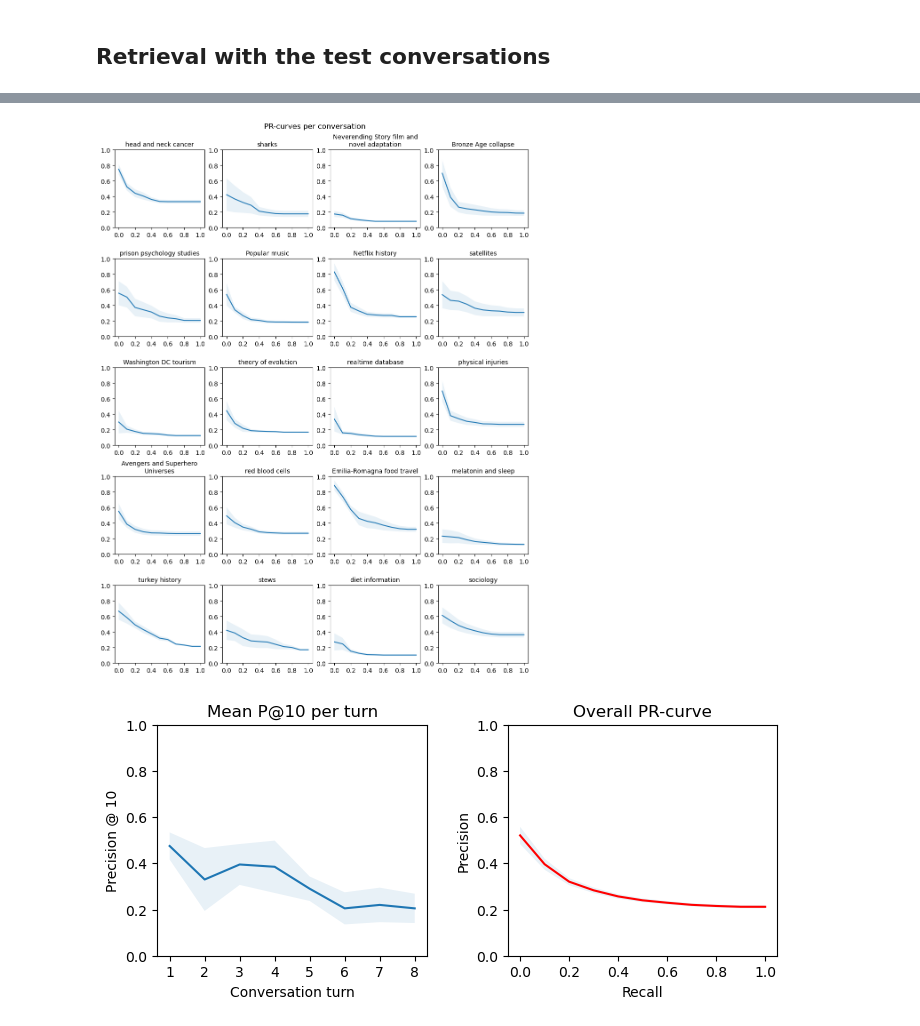
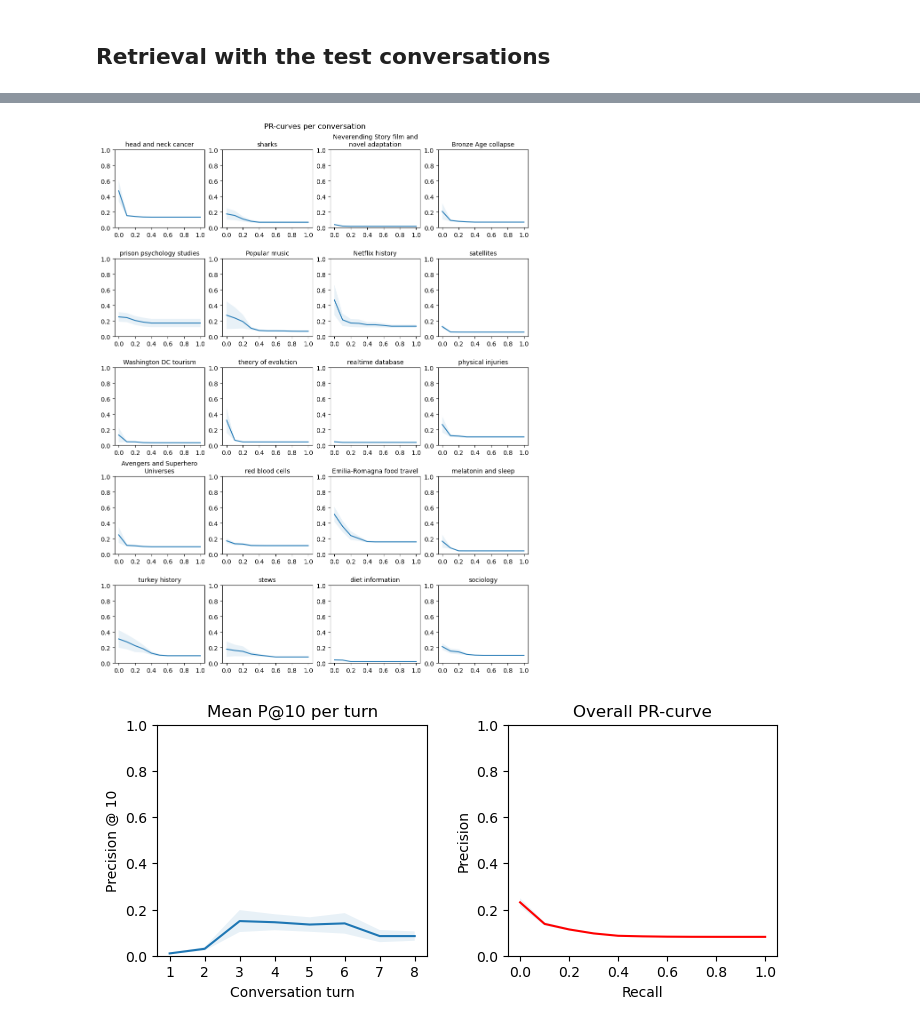
Before and after one commit to RGrave22/RI-Project, a Jupyter notebook: 1st Stage/NLPSearch-phase1/CS-RAG Evaluation.ipynb, the cells around one changed output, grey strips where cells are left out. Cells and saved outputs as stored; diff of their text form; code cells hidden in the pictures.

```diff
--- a/1st Stage/NLPSearch-phase1/CS-RAG Evaluation.ipynb
+++ b/1st Stage/NLPSearch-phase1/CS-RAG Evaluation.ipynb
@@ -259,6 +259,8 @@ for topic in conv_topics:
         #BM25
         # result = opensearch.search_body(query=utterance, numDocs = 100)
 
+        #result = rwh.rankWithHistory_title(topic= topic, turn = turn, opensearch = opensearch)
+
         #Conversation History
         #Sliding window (with first always present)
         if(len(history_query_list) == 0):
@@ -273,16 +275,15 @@ for topic in conv_topics:
             history_query_list.append(last_utterance)
             print("\nHISTORY QUERY: " + str(history_query_list) + "\n")
             result = rwh.rankWithHistory(first_utterance= ' '.join(history_query_list), turn = turn, opensearch = opensearch)
-
         last_utterance = utterance
 
-        #result = rwh.rankWithHistory(topic= topic, turn = turn, opensearch = opensearch)
-
-        if turn_id == 1:
-            first_utterance = utterance
-            result = opensearch.search_body(query=utterance, numDocs = 100)
-        else:
-            result = rwh.rankWithHistory(first_utterance= first_utterance, turn = turn, opensearch = opensearch)
+        #Conversation History
+        #First utterance only
+        # if turn_id == 1:
+        #     first_utterance = utterance
+        #     result = opensearch.search_body(query=utterance, numDocs = 100)
+        # else:
+        #     result = rwh.rankWithHistory(first_utterance= first_utterance, turn = turn, opensearch = opensearch)
 
         #LMD
         # result = rr.reRank(topic=utterance,opensearch=opensearch)
@@ -431,11 +432,11 @@ _nturns = 0
 _conv_count = 0
 
 #For ranking with history
-utt_limit = 6
+utt_limit = 3
 
 
 for topic in conv_topics:
-    history_query = []
+    history_query_list = []
 
     conv_id = topic['number']
     title = topic['title']
@@ -458,34 +459,31 @@ for topic in conv_topics:
         #BM25
         # result = opensearch.search_body(query=utterance, numDocs = 100)
 
+        #result = rwh.rankWithHistory_title(topic= topic, turn = turn, opensearch = opensearch)
+
         #Conversation History
-        if(len(history_query) == 0):
-            history_query.append(utterance)
+        #Sliding window (with first always present)
+        if(len(history_query_list) == 0):
+            history_query_list.append(utterance)
             result = opensearch.search_body(query=utterance, numDocs = 100)
-        elif(len(history_query) < utt_limit):
-            history_query.append(utterance)
-            print("\nHISTORY QUERY: " + str(history_query) + "\n")
-            result = rwh.rankWithHistory(first_utterance= ' '.join(history_query), turn = turn, opensearch = opensearch)
+        elif(len(history_query_list) < utt_limit):
+            history_query_list.append(last_utterance)
+            print("\nHISTORY QUERY: " + str(history_query_list) + "\n")
+            result = rwh.rankWithHistory(first_utterance= ' '.join(history_query_list), turn = turn, opensearch = opensearch)
         else:
-            history_query.pop(1)
-            history_query.append(utterance)
-            print("\nHISTORY QUERY: " + str(history_query) + "\n")
-            result = rwh.rankWithHistory(first_utterance= ' '.join(history_query), turn = turn, opensearch = opensearch)
-
+            history_query_list.pop(1)
+            history_query_list.append(last_utterance)
+            print("\nHISTORY QUERY: " + str(history_query_list) + "\n")
+            result = rwh.rankWithHistory(first_utterance= ' '.join(history_query_list), turn = turn, opensearch = opensearch)
         last_utterance = utterance
 
-        #LMD
-        #result = rr.reRank(topic=utterance,opensearch=opensearch)
-         #Conversation History
-        # result = rwh.rankWithHistory(topic= topic, turn = turn, opensearch = opensearch)
-        # print(topic['title'] + " " + turn['raw_utterance'])
-
-        if turn_id == 1:
-            first_utterance = utterance
-            result = opensearch.search_body(query=utterance, numDocs = 100)
-        else:
-            result = rwh.rankWithHistory(first_utterance= first_utterance, turn = turn, opensearch = opensearch)
-            print(first_utterance + " " + utterance)
+        #Conversation History
+        #First utterance only
+        # if turn_id == 1:
+        #     first_utterance = utterance
+        #     result = opensearch.search_body(query=utterance, numDocs = 100)
+        # else:
+        #     result = rwh.rankWithHistory(first_utterance= first_utterance, turn = turn, opensearch = opensearch)
 
         #LMD
         # result = rr.reRank(topic=utterance,opensearch=opensearch)
@@ -586,2 +584,2 @@ print()
-[figure, old version]
+[figure, new version]
-[figure, old version]
+[figure, new version]
```
Also changed, not shown: parts of 2 cells of this notebook, 1 other file.
